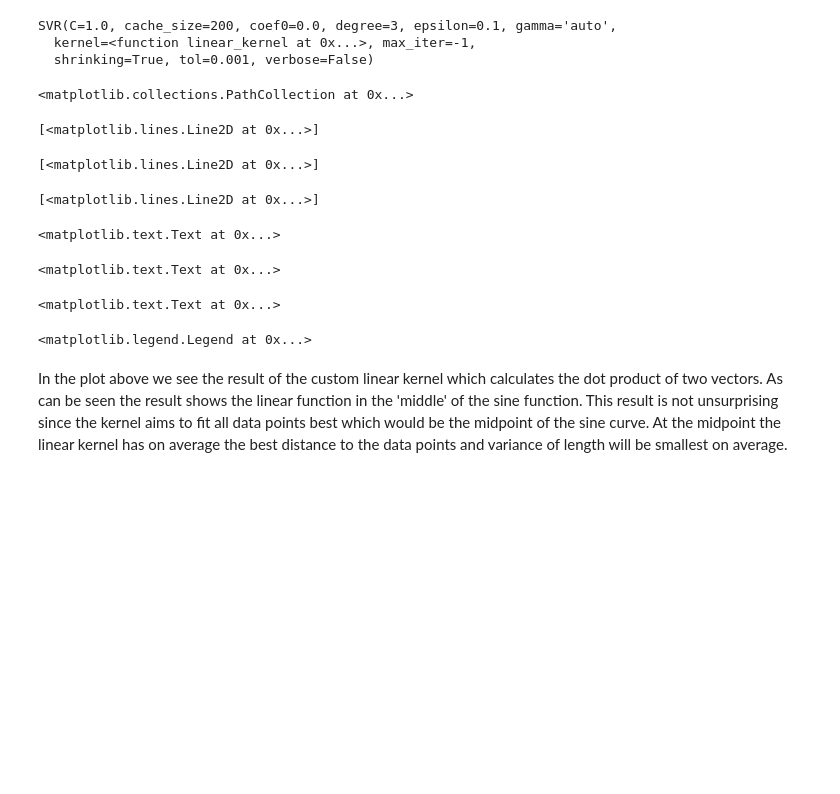
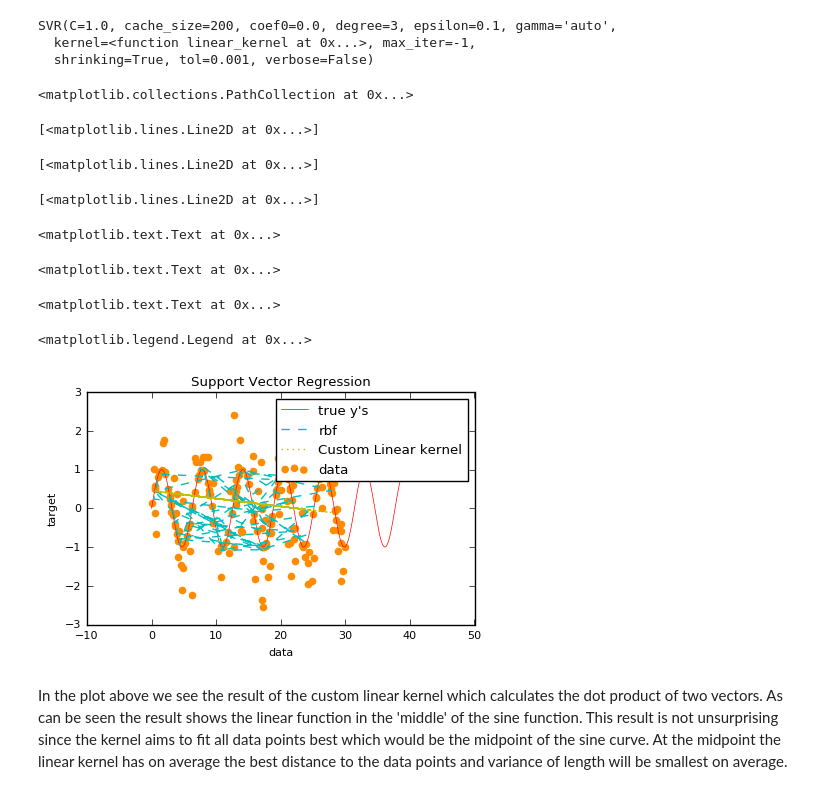
Before and after one commit to schneiderjan/2imm20-assignments, a Jupyter notebook: 1_our_solutions/Assignment 2.ipynb, the cells around one changed output. Drawn from its saved outputs; the diff is of its cells as text; code cells hidden in the pictures; blank space fills up the shorter version.

```diff
--- a/1_our_solutions/Assignment 2.ipynb
+++ b/1_our_solutions/Assignment 2.ipynb
@@ -183,10 +183,10 @@ Building kernels task 2
 def linear_kernel(vec_a, vec_b):
         return np.dot(vec_a, vec_b.T)
 # %%
-svr_custom = SVR(kernel=linear_kernel)
-svr_custom.fit(X_train, y_train)
+svr_lin = SVR(kernel=linear_kernel)
+svr_lin.fit(X_train, y_train)
 
-y_pred_custom = svr_custom.predict(X_test)
+y_pred_lin = svr_lin.predict(X_test)
 # %% [output]
 SVR(C=1.0, cache_size=200, coef0=0.0, degree=3, epsilon=0.1, gamma='auto',
   kernel=<function linear_kernel at 0x...>, max_iter=-1,
@@ -194,23 +194,24 @@ SVR(C=1.0, cache_size=200, coef0=0.0, degree=3, epsilon=0.1, gamma='auto',
 # %%
 lw = 1
 plt.scatter(X, y, color='darkorange', label='data')
 plt.plot(X_plot, true_y, color='red', label='true y\'s');
 plt.plot(X_test, y_pred, color='c', lw=lw, label='rbf')
-plt.plot(X_test, y_pred_custom, color='y', lw=lw, label='Custom Linear kernel')
+plt.plot(X_test, y_pred_lin, color='y', lw=lw, label='Custom Linear kernel')
 plt.xlabel('data')
 plt.ylabel('target')
 plt.title('Support Vector Regression')
 plt.legend()
 plt.show()
 # %% [output]
 <matplotlib.collections.PathCollection at 0x...>
 [<matplotlib.lines.Line2D at 0x...>]
 [<matplotlib.lines.Line2D at 0x...>]
 [<matplotlib.lines.Line2D at 0x...>]
 <matplotlib.text.Text at 0x...>
 <matplotlib.text.Text at 0x...>
 <matplotlib.text.Text at 0x...>
 <matplotlib.legend.Legend at 0x...>
+[figure, added]
 # %% [markdown]
 In the plot above we see the result of the custom linear kernel which calculates the dot product of two vectors. As can be seen the result shows the linear function in the 'middle' of the sine function. This result is not unsurprising since the kernel aims to fit all data points best which would be the midpoint of the sine curve. At the midpoint the linear kernel has on average the best distance to the data points and variance of length will be smallest on average.
 # %% [markdown]
```
Also changed, not shown: parts of 6 cells of this notebook.
